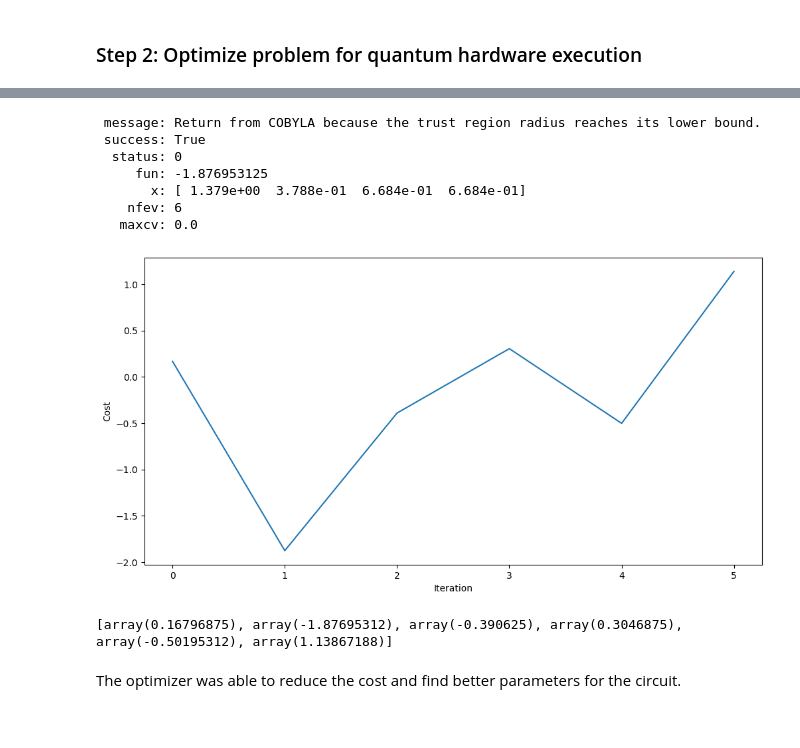
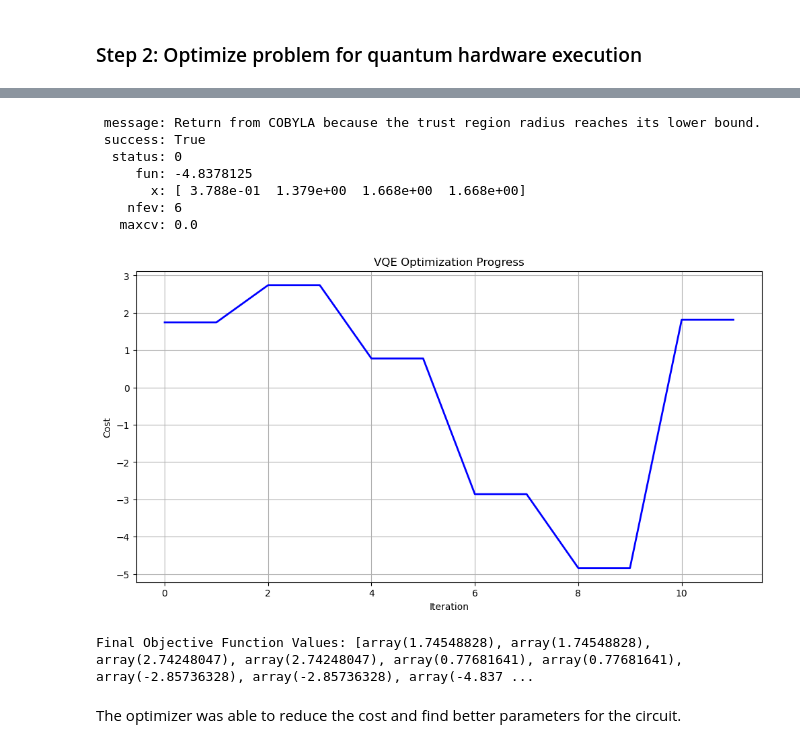
Before and after one commit to TonyPeonio/Ising_Model_Application, a Jupyter notebook: MaxCutRunLocalComplexGeometry.ipynb, the cells around one changed output, grey strips where cells are left out. Saved outputs shown, nothing was run; the diff lists cells and outputs as text; code cells hidden in the pictures.

```diff
--- a/MaxCutRunLocalComplexGeometry.ipynb
+++ b/MaxCutRunLocalComplexGeometry.ipynb
@@ -125,42 +172,70 @@ def cost_func_estimator(params, ansatz, hamiltonian, estimator):
 
     return cost
 # %%
+# 1. Cleaned up imports (Removed qiskit_ibm_runtime to avoid conflicts)
 from qiskit_aer import AerSimulator
-from qiskit_ibm_runtime import EstimatorV2 as Estimator
-from qiskit_ibm_runtime.fake_provider import FakeProviderForBackendV2
+from qiskit_aer.primitives import EstimatorV2 as Estimator
 from scipy.optimize import minimize
-from qiskit_aer.primitives import EstimatorV2 as Estimator
+import matplotlib.pyplot as plt
+from tqdm import tqdm
 
 objective_func_vals = []
 
+# 2. Initialize the local Aer Estimator
 estimator = Estimator()
 estimator.options.default_shots = 1
 
+# 3. Setup for the progress bar and optimizer
+max_iterations = 10
+pbar = tqdm(total=max_iterations, desc="COBYLA Optimization", unit="step")
+
+def cost_func_wrapper(params, *args):
+    # Call your actual cost function (ensure cost_func_estimator is defined in your notebook!)
+    cost = cost_func_estimator(params, *args)
+
+    # Store the value for plotting
+    objective_func_vals.append(cost)
+
+    # Update the progress bar
+    pbar.update(1)
+    pbar.set_postfix({'Cost': f"{cost:.4f}"})
+
+    return cost
+
+# 4. Run the optimizer
 result = minimize(
-    cost_func_estimator,
-    init_params,
+    cost_func_wrapper,
+    init_params, # Ensure init_params is defined in your notebook
     args=(hardware_circuit, cost_hamiltonian, estimator),
     method="COBYLA",
     tol=1,
+    options={'maxiter': max_iterations}
 )
+
+pbar.close()
+
+# 5. Output and Plotting
 print(result)
 
 plt.figure(figsize=(12, 6))
-plt.plot(objective_func_vals)
+plt.plot(objective_func_vals, color='blue', linewidth=2)
+plt.title("VQE Optimization Progress")
 plt.xlabel("Iteration")
 plt.ylabel("Cost")
+plt.grid(True)
 plt.show()
-print(objective_func_vals)
+
+print("Final Objective Function Values:", objective_func_vals)
 # %% [output]
  message: Return from COBYLA because the trust region radius reaches its lower bound.
  success: True
   status: 0
-     fun: -1.876953125
-       x: [ 1.379e+00  3.788e-01  6.684e-01  6.684e-01]
+     fun: -4.8378125
+       x: [ 3.788e-01  1.379e+00  1.668e+00  1.668e+00]
     nfev: 6
    maxcv: 0.0
-[figure, old version]
+[figure, new version]
-[array(0.16796875), array(-1.87695312), array(-0.390625), array(0.3046875), array(-0.50195312), array(1.13867188)]
+Final Objective Function Values: [array(1.74548828), array(1.74548828), array(2.74248047), array(2.74248047), array(0.77681641), array(0.77681641), array(-2.85736328), array(-2.85736328), array(-4.837 ...
 # %% [markdown]
 The optimizer was able to reduce the cost and find better parameters for the circuit.
 # %%
```
Also changed, not shown: parts of 9 cells of this notebook.
